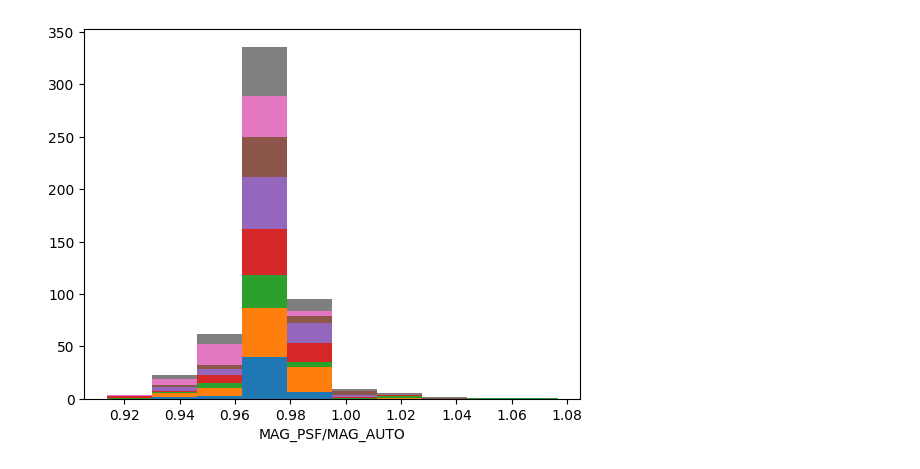
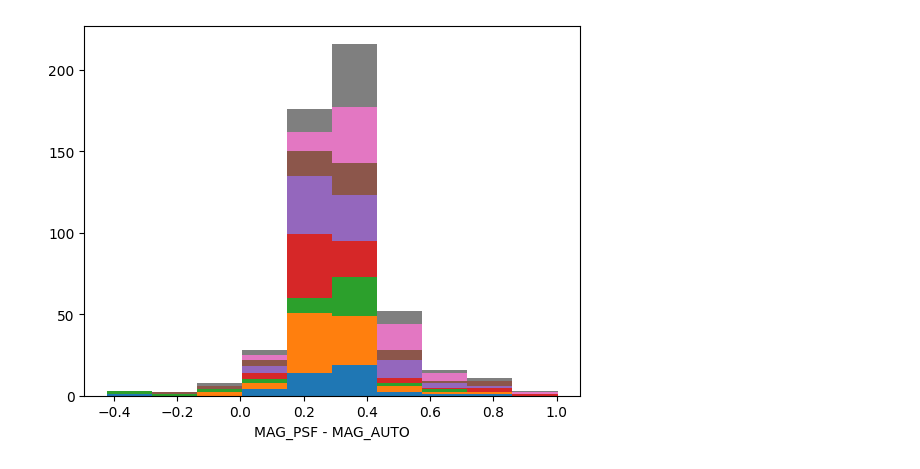
Before and after one commit to virajkaram/winterdrp_offline, a Jupyter notebook: notebooks/comparison.ipynb, the cells around one changed output. Saved outputs shown, nothing was run; the diff lists cells and outputs as text; code cells hidden in the pictures.

```diff
--- a/notebooks/comparison.ipynb
+++ b/notebooks/comparison.ipynb
@@ -163,7 +190,8 @@ WARNING: UnitsWarning: 'log(cm.s**-2)' did not parse as fits unit: 'log' is not
 # %%
-for (cat, ref) in all_xmatch.values():
-    plt.plot(ref['j_m'], cat['MAG_AUTO'], '.')
-# plt.plot([13., 16.], np.array([-11.5, -8.])-0.35, linestyle=":", color="k")
+for key, (cat, ref) in all_xmatch.items():
+    zp = all_zps[key]
+    plt.plot(ref['j_m'], cat['MAG_AUTO'] + zp, '.')
+plt.plot([12., 17.], [12., 17.], linestyle=":", color="k")
 plt.ylabel('MAG_AUTO')
 plt.xlabel('2MASS J mag')
 plt.savefig(out_dir / "scatter_auto.pdf")
@@ -265,0 +397,9 @@ Median: -0.01, std: 0.14
+# %%
+for key, (cat, ref) in all_xmatch.items():
+    zp = all_zps[key]
+    plt.plot(ref['j_m'], cat['MAG_POINTSOURCE'] + zp, '.')
+
+plt.plot([12., 17.], [12., 17.], linestyle=":", color="k")
+plt.ylabel('MAG_POINTSOURCE')
+plt.xlabel('2MASS J mag')
+plt.savefig(out_dir / "scatter_ps.pdf")
@@ -265,0 +408,18 @@ Median: -0.01, std: 0.14
+# %%
+res_df_ps = []
+
+for (cat, ref) in all_xmatch.values():
+    zp, zpstd, nstars = calculate_zeropoint_outlier_rejection(cat['MAG_POINTSOURCE'], ref['j_m'], outlier_rejection_thresholds=[1.5])
+    residuals = ref['j_m'] - cat['MAG_POINTSOURCE'] - zp
+    plt.plot(ref['j_m'], residuals, '.')
+    res_df_ps.append({
+        "residuals": [float(x) for x in residuals],
+        "zp": zp,
+        "zpstd": zpstd,
+        "nstars": nstars
+    })
+
+res_df_ps = pd.DataFrame(res_df_ps)
+plt.ylabel('Residuals')
+plt.xlabel('2MASS J mag')
+plt.savefig(out_dir / "residuals_ps.pdf")
@@ -274,0 +481,7 @@ plt.savefig(out_dir / "auto_psf.pdf")
+# %%
+for (cat, ref) in all_xmatch.values():
+    plt.plot(cat['MAG_PSF'], cat['MAG_POINTSOURCE'], '.')
+plt.plot([-8., -14.], np.array([-8., -14.])-0.3, linestyle=":", color="k")
+plt.xlabel("MAG_PSF")
+plt.ylabel("MAG_POINTSOURCE")
+plt.savefig(out_dir / "ps_psf.pdf")
@@ -275,9 +490,9 @@ plt.savefig(out_dir / "auto_psf.pdf")
 # %%
 ratios = []
 for (cat, ref) in all_xmatch.values():
-    ratios.append(cat['MAG_PSF']/cat['MAG_AUTO'])
+    ratios.append(cat['MAG_PSF'] - cat['MAG_AUTO'])
 plt.hist(ratios, stacked=True)
-plt.xlabel("MAG_PSF/MAG_AUTO")
+plt.xlabel("MAG_PSF - MAG_AUTO")
 plt.savefig(out_dir / "auto_psf_hist.pdf")
 # %% [output]
-[figure, old version]
+[figure, new version]
```
Also changed, not shown: parts of 51 cells of this notebook.
